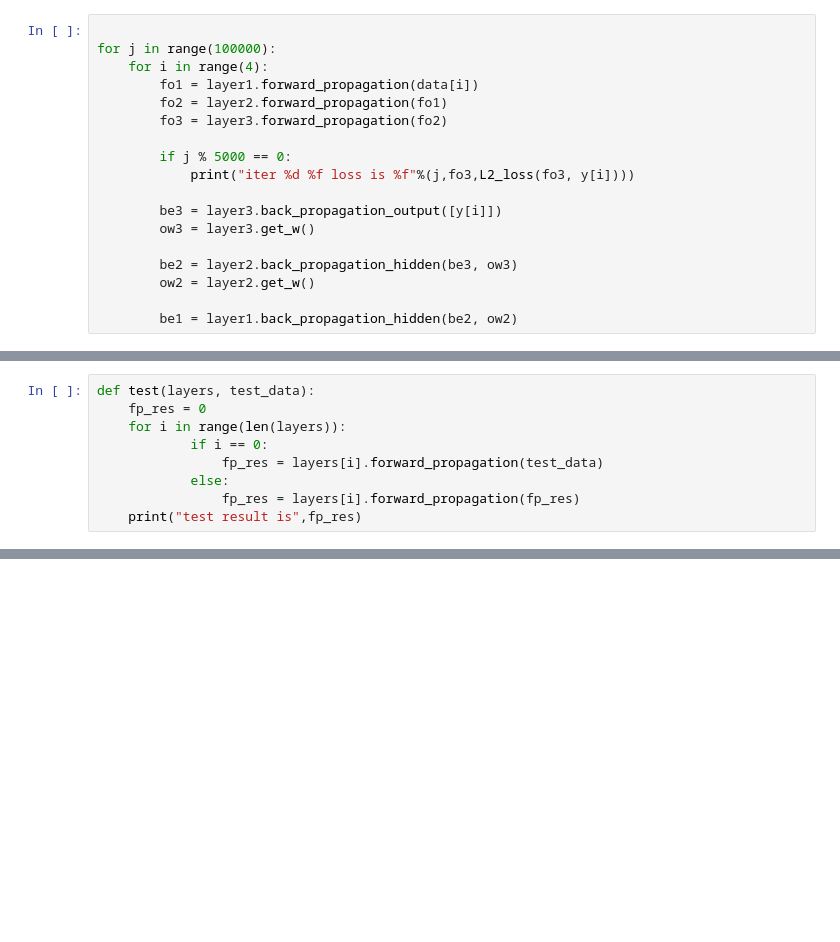
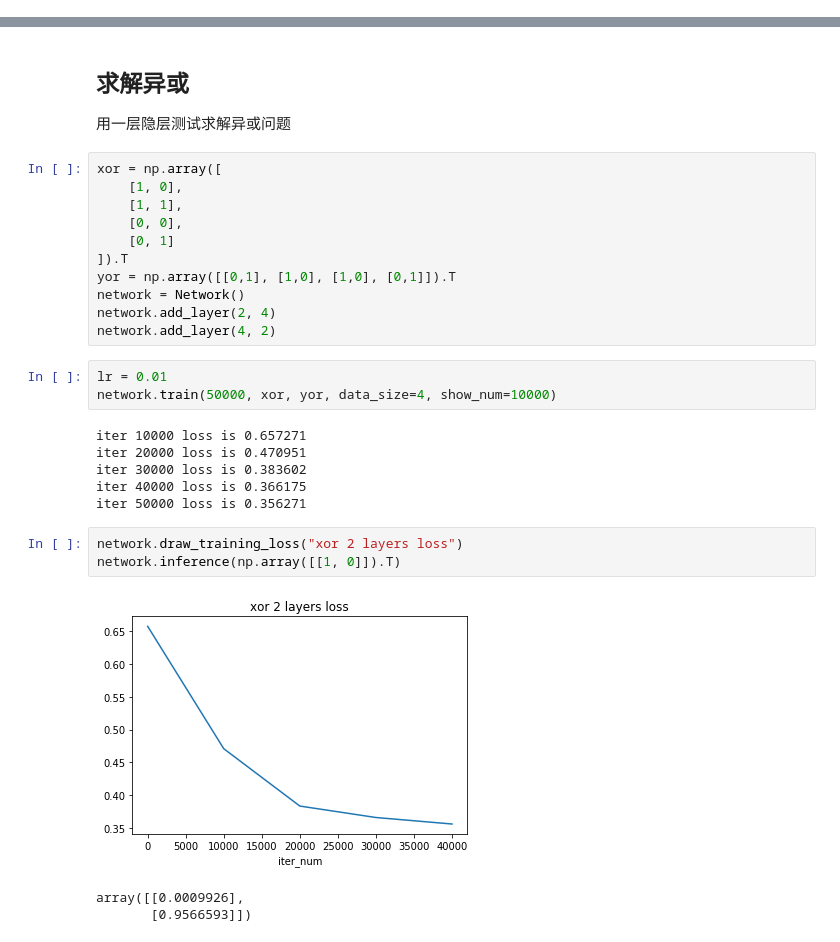
Before and after one commit to Starry316/MachineLearning, a Jupyter notebook: chapter6/test.ipynb, the cells around one changed output, grey strips where cells are left out. Cells and saved outputs as stored; diff of their text form; blank space fills up the shorter version.

```diff
--- a/chapter6/test.ipynb
+++ b/chapter6/test.ipynb
@@ -147,18 +0,0 @@ lr = 1
-# %%
-
-for j in range(100000):
-    for i in range(4):
-        fo1 = layer1.forward_propagation(data[i])
-        fo2 = layer2.forward_propagation(fo1)
-        fo3 = layer3.forward_propagation(fo2)
-
-        if j % 5000 == 0:
-            print("iter %d %f loss is %f"%(j,fo3,L2_loss(fo3, y[i])))
-
-        be3 = layer3.back_propagation_output([y[i]])
-        ow3 = layer3.get_w()
-
-        be2 = layer2.back_propagation_hidden(be3, ow3)
-        ow2 = layer2.get_w()
-
-        be1 = layer1.back_propagation_hidden(be2, ow2)
@@ -204,9 +0,0 @@ def train(iter_num, layers, data_size=4, lr = 1, show_num = 5000):
-# %%
-def test(layers, test_data):
-    fp_res = 0
-    for i in range(len(layers)):
-            if i == 0:
-                fp_res = layers[i].forward_propagation(test_data)
-            else:
-                fp_res = layers[i].forward_propagation(fp_res)
-    print("test result is",fp_res)
@@ -246,0 +318,30 @@ test result is [[2.70503012e-07]]
+# %% [markdown]
+## 求解异或
+用一层隐层测试求解异或问题
+# %%
+xor = np.array([
+    [1, 0],
+    [1, 1],
+    [0, 0],
+    [0, 1]
+]).T
+yor = np.array([[0,1], [1,0], [1,0], [0,1]]).T
+network = Network()
+network.add_layer(2, 4)
+network.add_layer(4, 2)
+# %%
+lr = 0.01
+network.train(50000, xor, yor, data_size=4, show_num=10000)
+# %% [output]
+iter 10000 loss is 0.657271
+iter 20000 loss is 0.470951
+iter 30000 loss is 0.383602
+iter 40000 loss is 0.366175
+iter 50000 loss is 0.356271
+# %%
+network.draw_training_loss("xor 2 layers loss")
+network.inference(np.array([[1, 0]]).T)
+# %% [output]
+[figure, added]
+array([[0.0009926],
+       [0.9566593]])
```
Also changed, not shown: parts of 35 cells of this notebook, 10 other files.
